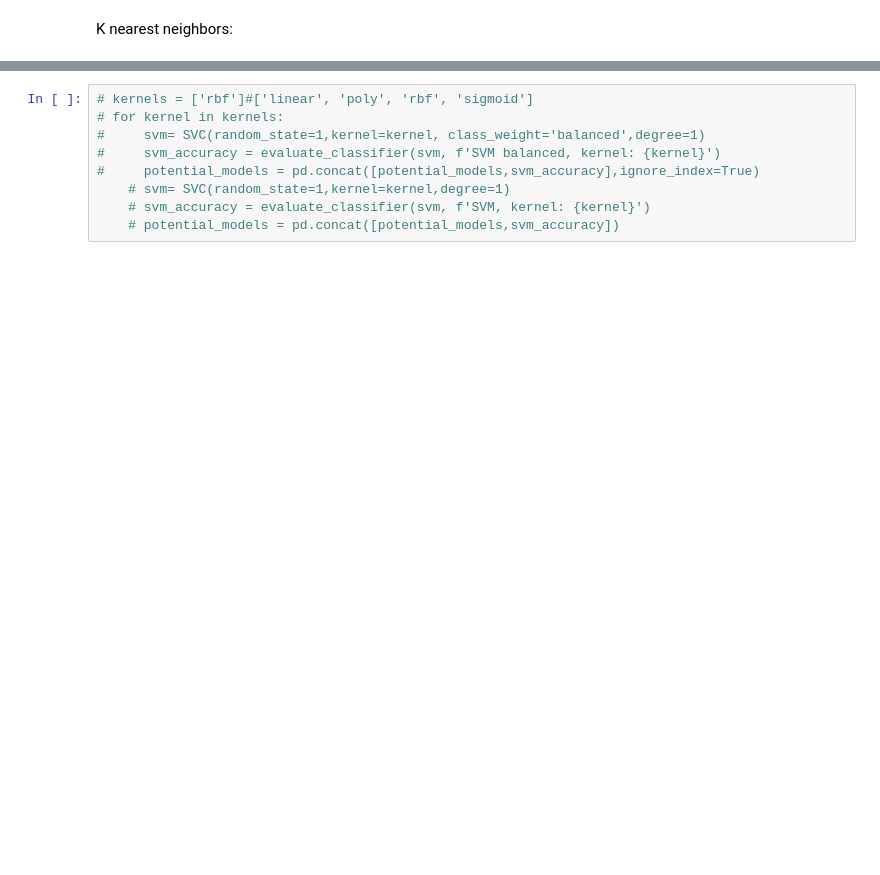
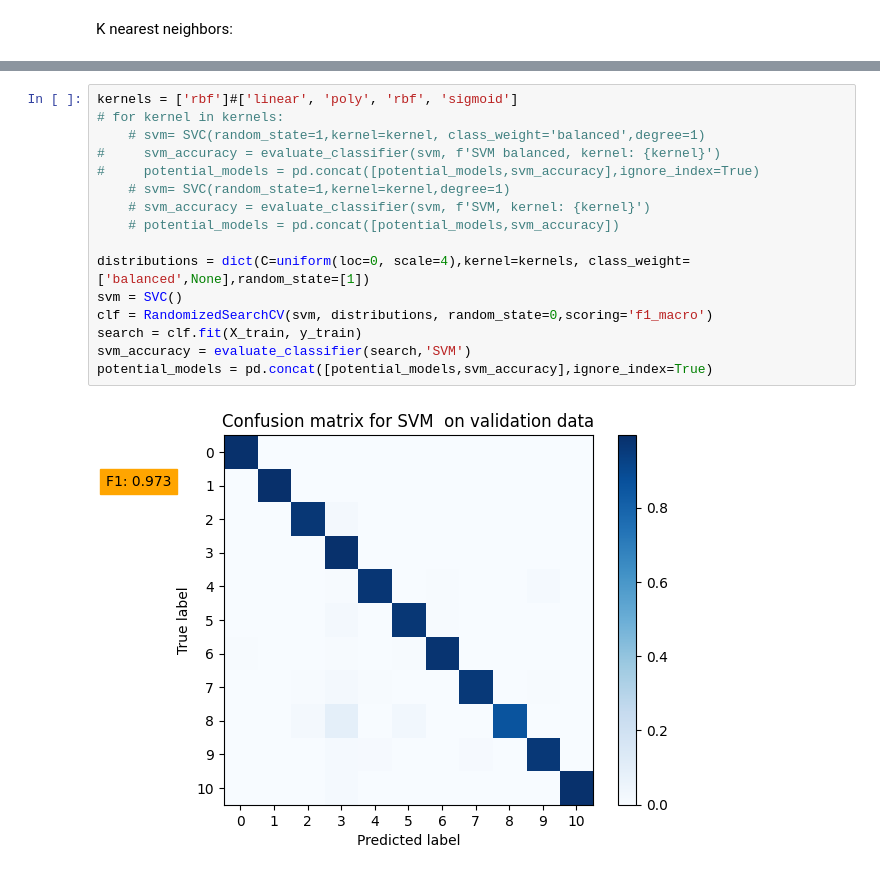
Before and after one commit to SigurdTorsnes/Digit-recognizer, a Jupyter notebook: model_selection.ipynb, the cells around one changed output, grey strips where cells are left out. Cells and saved outputs as stored; diff of their text form; blank space fills up the shorter version.

```diff
--- a/model_selection.ipynb
+++ b/model_selection.ipynb
@@ -135,12 +164,21 @@ for k in ks:
 # %%
-# kernels = ['rbf']#['linear', 'poly', 'rbf', 'sigmoid']
+kernels = ['rbf']#['linear', 'poly', 'rbf', 'sigmoid']
 # for kernel in kernels:
-#     svm= SVC(random_state=1,kernel=kernel, class_weight='balanced',degree=1)
+    # svm= SVC(random_state=1,kernel=kernel, class_weight='balanced',degree=1)
 #     svm_accuracy = evaluate_classifier(svm, f'SVM balanced, kernel: {kernel}')
 #     potential_models = pd.concat([potential_models,svm_accuracy],ignore_index=True)
     # svm= SVC(random_state=1,kernel=kernel,degree=1)
     # svm_accuracy = evaluate_classifier(svm, f'SVM, kernel: {kernel}')
     # potential_models = pd.concat([potential_models,svm_accuracy])
+
+distributions = dict(C=uniform(loc=0, scale=4),kernel=kernels, class_weight=['balanced',None],random_state=[1])
+svm = SVC()
+clf = RandomizedSearchCV(svm, distributions, random_state=0,scoring='f1_macro')
+search = clf.fit(X_train, y_train)
+svm_accuracy = evaluate_classifier(search,'SVM')
+potential_models = pd.concat([potential_models,svm_accuracy],ignore_index=True)
+# %% [output]
+[figure, added]
 # %%
 potential_models = potential_models.sort_values(by="F1 score", ascending=False)
 best_model = potential_models.iloc[0,:] # finds the classifier on the first row, the one with highest accuracy score
```
Also changed, not shown: parts of 7 cells of this notebook, 1 other file.
